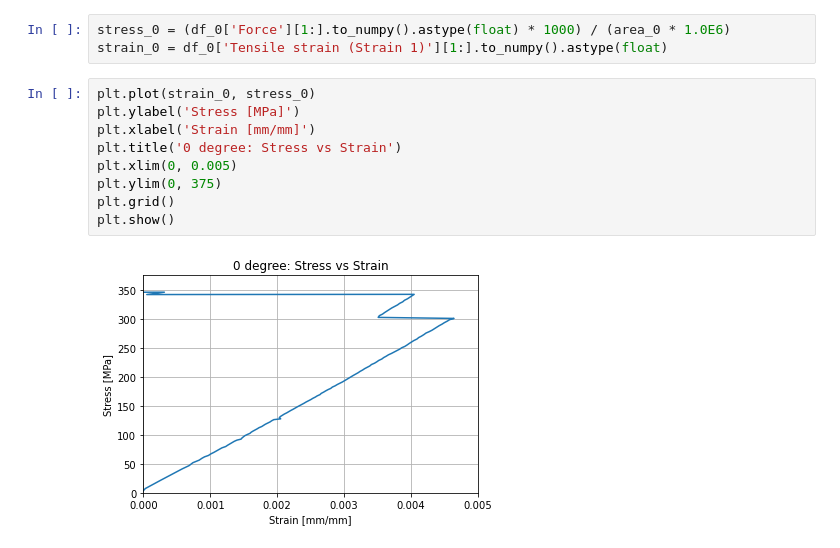
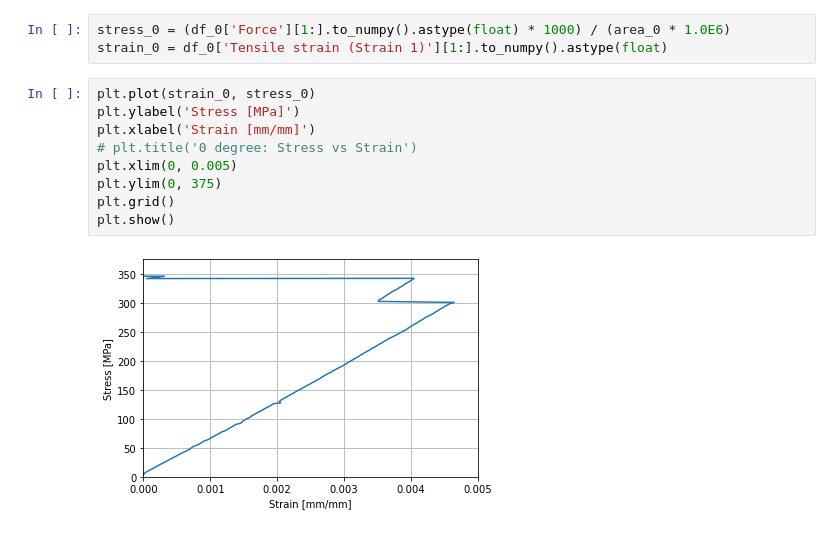
Before and after one commit to shyamthyagarajan/ae461, a Jupyter notebook: Lab 1_6/Lab 1_6.ipynb, the cells around one changed output. Drawn from its saved outputs; the diff is of its cells as text.

```diff
--- a/Lab 1_6/Lab 1_6.ipynb
+++ b/Lab 1_6/Lab 1_6.ipynb
@@ -18,11 +18,11 @@ strain_0 = df_0['Tensile strain (Strain 1)'][1:].to_numpy().astype(float)
 # %%
 plt.plot(strain_0, stress_0)
 plt.ylabel('Stress [MPa]')
 plt.xlabel('Strain [mm/mm]')
-plt.title('0 degree: Stress vs Strain')
+# plt.title('0 degree: Stress vs Strain')
 plt.xlim(0, 0.005)
 plt.ylim(0, 375)
 plt.grid()
 plt.show()
 # %% [output]
-[figure, old version]
+[figure, new version]
```
Also changed, not shown: parts of 9 cells of this notebook.
